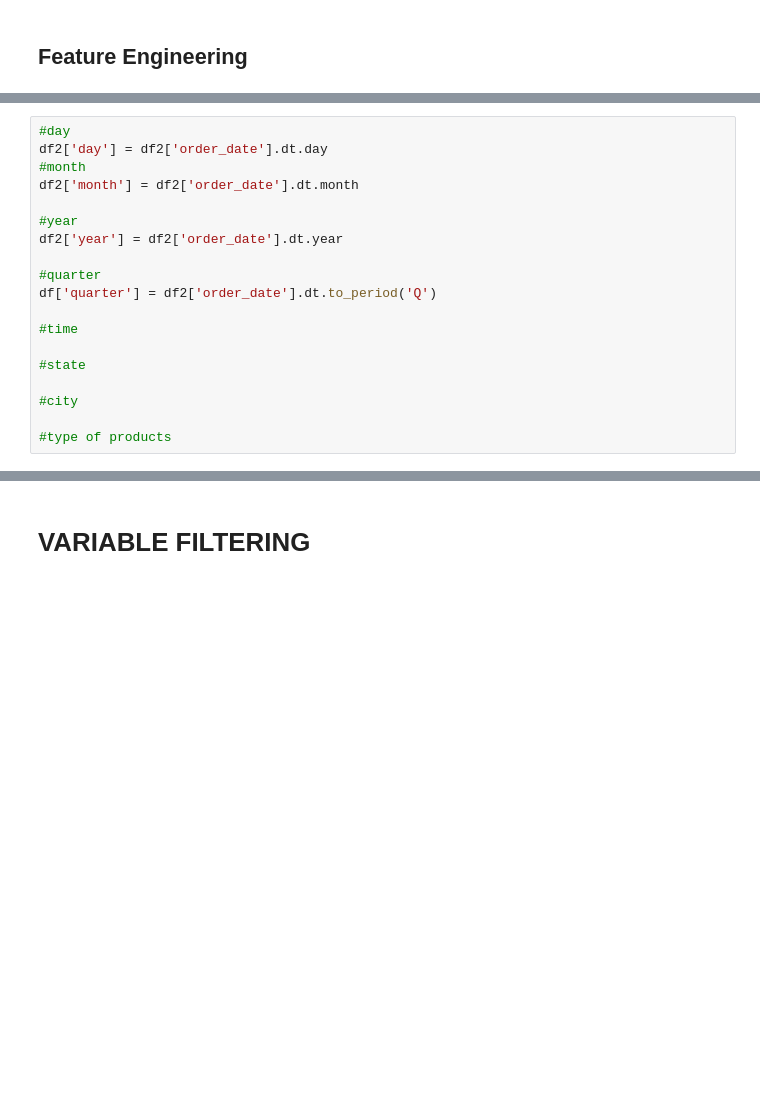
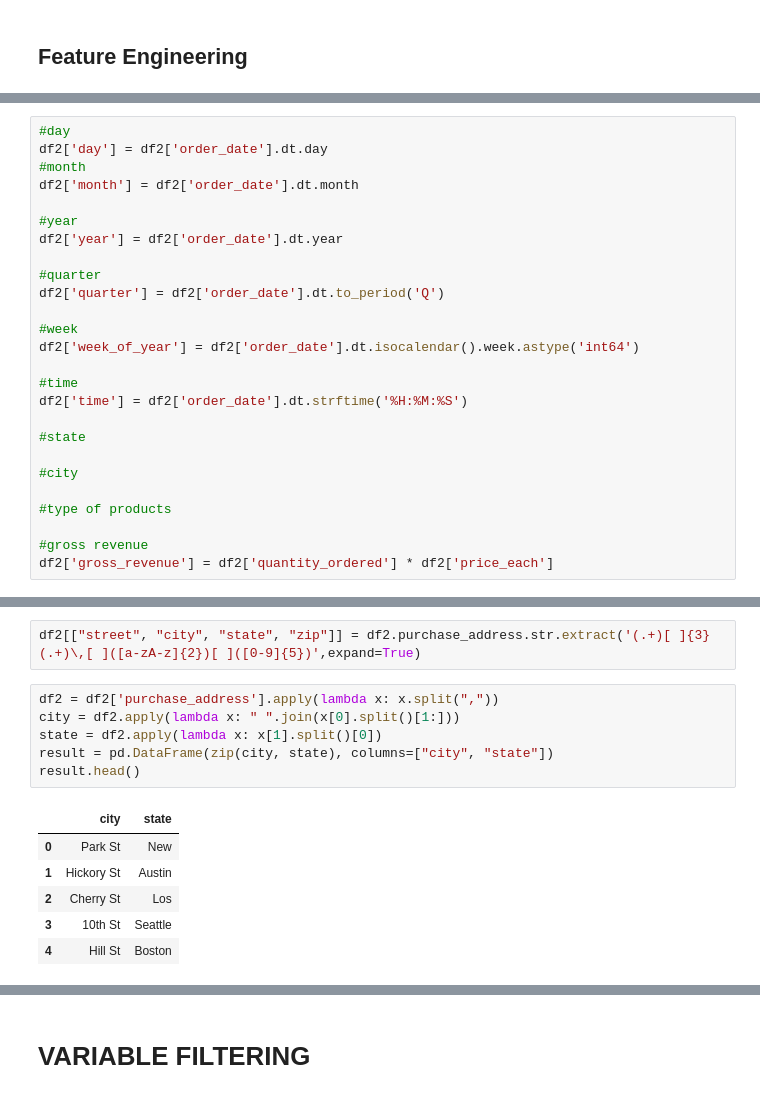
Before and after one commit to marxcerqueira/Exploratory-Data-Analysis, a Jupyter notebook: Sales-Data/Sales_Analysis.ipynb, the cells around one changed output, grey strips where cells are left out. Saved outputs shown, nothing was run; the diff lists cells and outputs as text; blank space fills up the shorter version.

```diff
--- a/Sales-Data/Sales_Analysis.ipynb
+++ b/Sales-Data/Sales_Analysis.ipynb
@@ -464,12 +472,19 @@ df2['month'] = df2['order_date'].dt.month
 df2['year'] = df2['order_date'].dt.year
 
 #quarter
-df['quarter'] = df2['order_date'].dt.to_period('Q')
+df2['quarter'] = df2['order_date'].dt.to_period('Q')
+
+#week
+df2['week_of_year'] = df2['order_date'].dt.isocalendar().week.astype('int64')
 
 #time
+df2['time'] = df2['order_date'].dt.strftime('%H:%M:%S')
 
 #state
 
 #city
 
 #type of products
+
+#gross revenue
+df2['gross_revenue'] = df2['quantity_ordered'] * df2['price_each']
@@ -490,0 +491,15 @@ df2.head()
+# %%
+df2[["street", "city", "state", "zip"]] = df2.purchase_address.str.extract('(.+)[ ]{3}(.+)\,[ ]([a-zA-z]{2})[ ]([0-9]{5})',expand=True)
+# %%
+df2 = df2['purchase_address'].apply(lambda x: x.split(","))
+city = df2.apply(lambda x: " ".join(x[0].split()[1:]))
+state = df2.apply(lambda x: x[1].split()[0])
+result = pd.DataFrame(zip(city, state), columns=["city", "state"])
+result.head()
+# %% [output]
+|  | city | state |
+| 0 | Park St | New |
+| 1 | Hickory St | Austin |
+| 2 | Cherry St | Los |
+| 3 | 10th St | Seattle |
+| 4 | Hill St | Boston |
```
Also changed, not shown: parts of 14 cells of this notebook.
